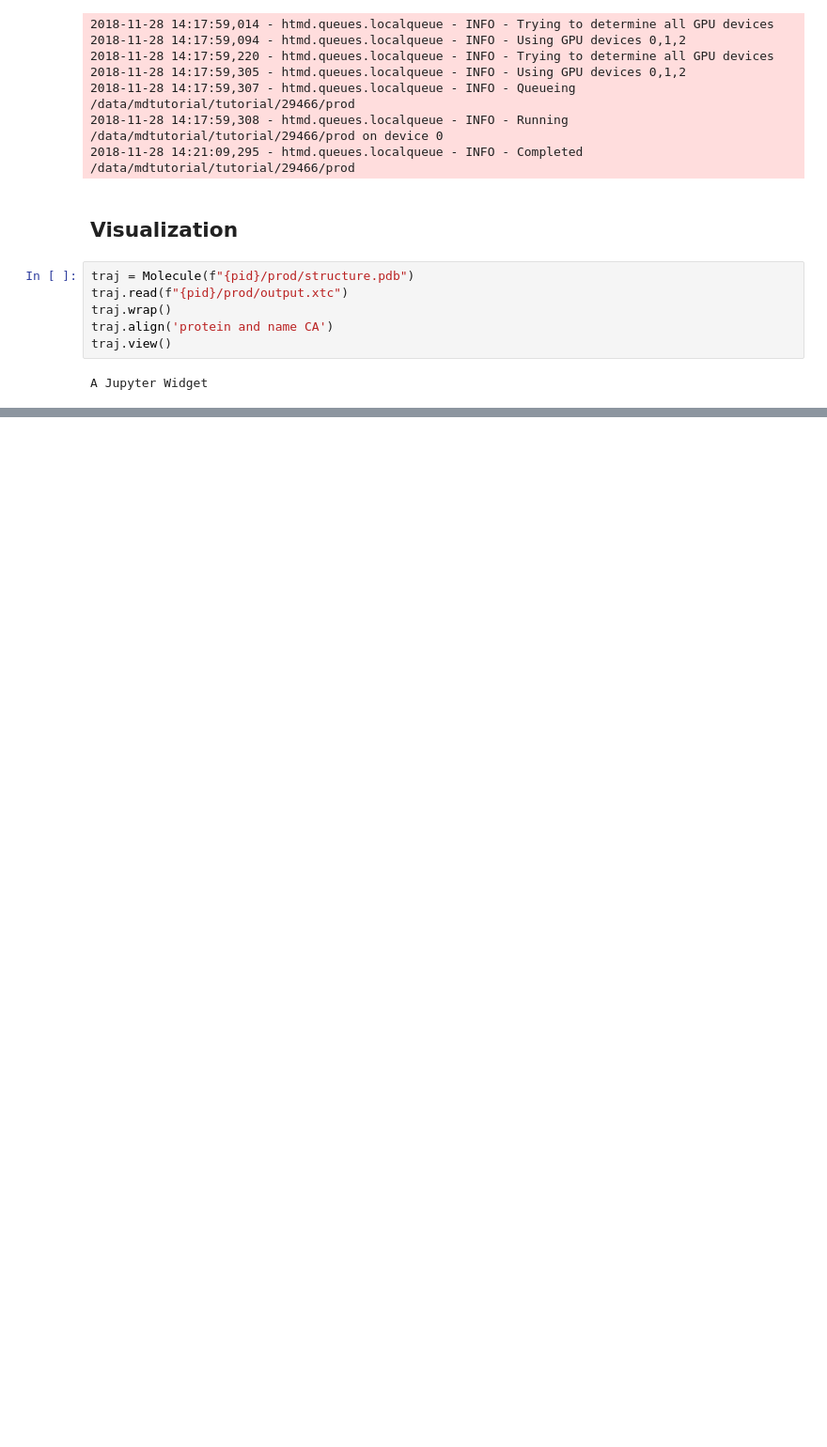
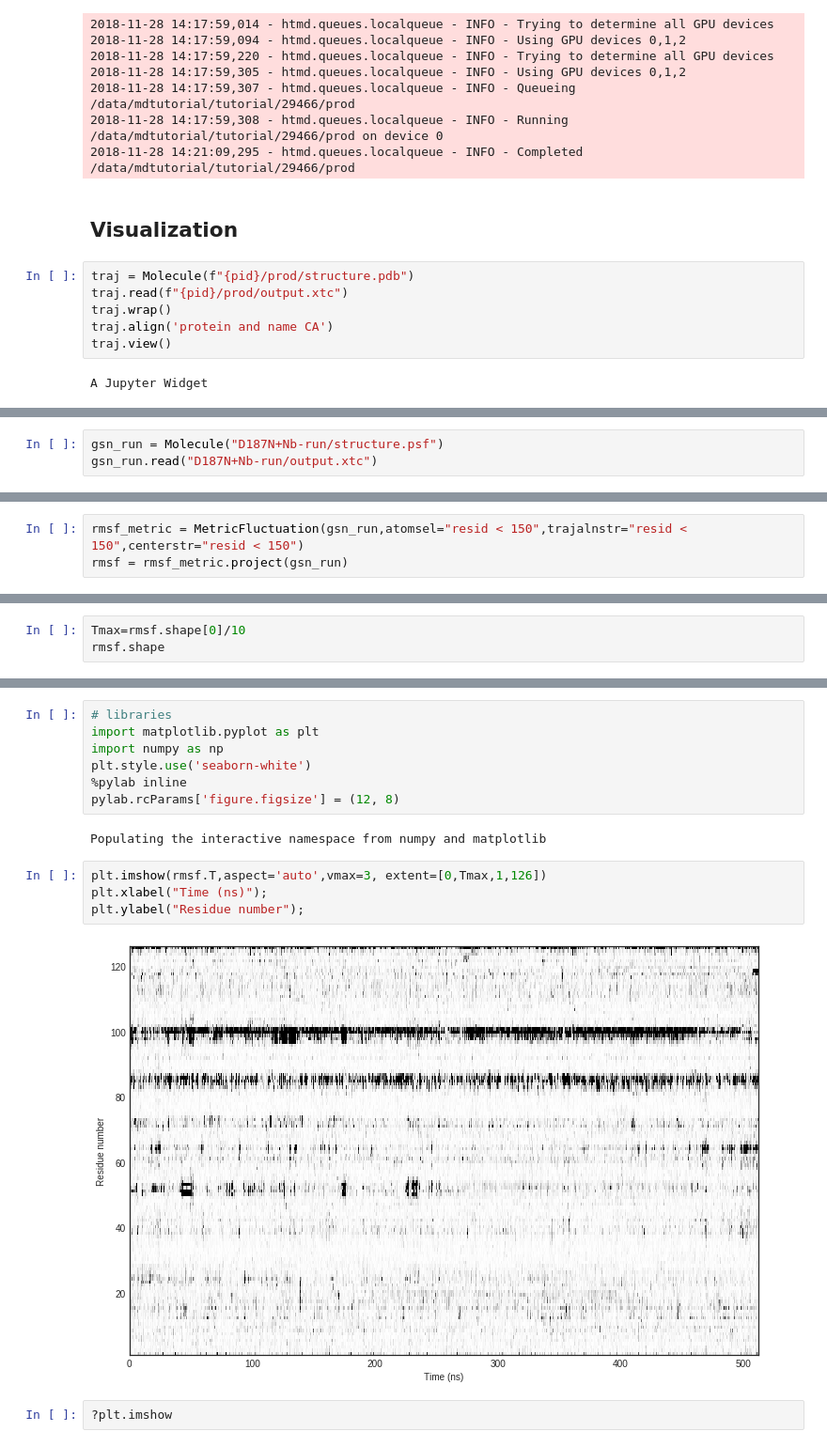
Before and after one commit to giorginolab/2018-MD-Tutorial-IBF, a Jupyter notebook: Tutorial MD template.ipynb, the cells around one changed output, grey strips where cells are left out. Shown: that part at 94% size. Saved outputs shown, nothing was run; the diff lists cells and outputs as text; blank space fills up the shorter version.

```diff
--- a/Tutorial MD template.ipynb
+++ b/Tutorial MD template.ipynb
@@ -313,0 +315,3 @@ A Jupyter Widget
+# %%
+gsn_run = Molecule("D187N+Nb-run/structure.psf")
+gsn_run.read("D187N+Nb-run/output.xtc")
@@ -313,0 +367,3 @@ A Jupyter Widget
+# %%
+rmsf_metric = MetricFluctuation(gsn_run,atomsel="resid < 150",trajalnstr="resid < 150",centerstr="resid < 150")
+rmsf = rmsf_metric.project(gsn_run)
@@ -313,0 +388,3 @@ A Jupyter Widget
+# %%
+Tmax=rmsf.shape[0]/10
+rmsf.shape
@@ -313,0 +410,17 @@ A Jupyter Widget
+# %%
+# libraries
+import matplotlib.pyplot as plt
+import numpy as np
+plt.style.use('seaborn-white')
+%pylab inline
+pylab.rcParams['figure.figsize'] = (12, 8)
+# %% [output]
+Populating the interactive namespace from numpy and matplotlib
+# %%
+plt.imshow(rmsf.T,aspect='auto',vmax=3, extent=[0,Tmax,1,126])
+plt.xlabel("Time (ns)");
+plt.ylabel("Residue number");
+# %% [output]
+[figure, added]
+# %%
+?plt.imshow
```
Also changed, not shown: parts of 16 cells of this notebook.
